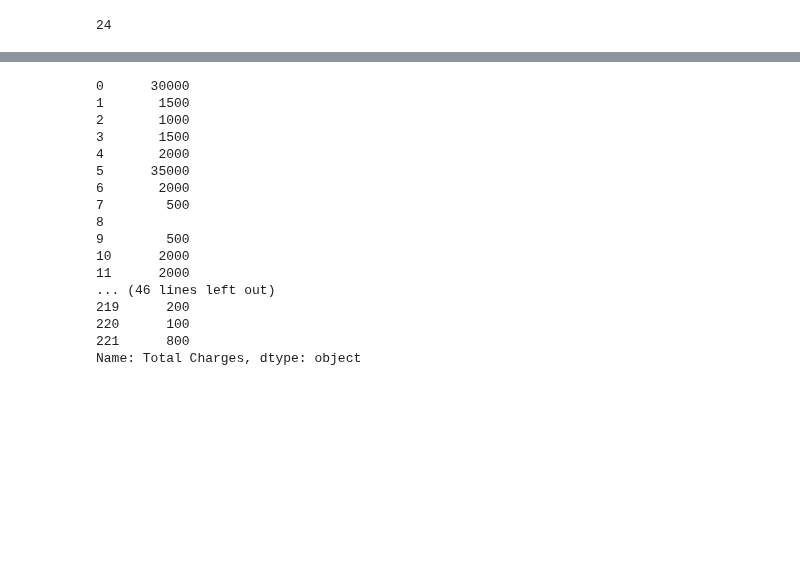
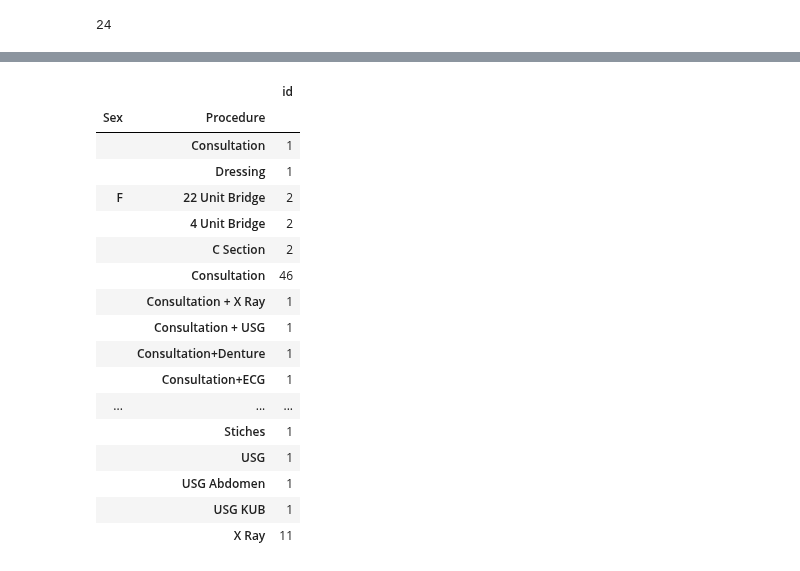
Before and after one commit to DataIntelligenceHub/Python-Assignment-2, a Jupyter notebook: Muhammad_Usman_lhr_python_assignment2/Muhammad_Usman_lhr_python_assignment2.ipynb, the cells around one changed output, grey strips where cells are left out. Drawn from its saved outputs; the diff is of its cells as text; code cells hidden in the pictures; blank space fills up the shorter version.

```diff
--- a/Muhammad_Usman_lhr_python_assignment2/Muhammad_Usman_lhr_python_assignment2.ipynb
+++ b/Muhammad_Usman_lhr_python_assignment2/Muhammad_Usman_lhr_python_assignment2.ipynb
@@ -255,26 +221,26 @@ df.groupby(['Procedure','Sex']).size().reset_index().groupby('Procedure')[[0]].m
+# %%
+df1.Sex = df1.Sex.str.replace('-','')
+df1.Sex = df1.Sex.str.replace('f','F')
+# %%
+df1.groupby(['Sex', 'Procedure']).count()
+# %% [output]
+|  |  | id |
+| Sex | Procedure |  |
+|  | Consultation | 1 |
+|  | Dressing | 1 |
+| F | 22 Unit Bridge | 2 |
+|  | 4 Unit Bridge | 2 |
+|  | C Section | 2 |
+|  | Consultation | 46 |
+|  | Consultation + X Ray | 1 |
+|  | Consultation + USG | 1 |
+|  | Consultation+Denture | 1 |
+|  | Consultation+ECG | 1 |
+| ... | ... | ... |
+|  | Stiches | 1 |
+|  | USG | 1 |
+|  | USG Abdomen | 1 |
+|  | USG KUB | 1 |
+|  | X Ray | 11 |
 # %%
 # Question # 6
-# %%
-df['Total Charges'] = df['Total Charges'].str.replace(' ', '')
-df['Total Charges']=df['Total Charges'].str.replace('Cancelled','')
-
-#df.Total Charges = pd.to_numeric(df.Total Charges)
-df["Total Charges"]
-# %% [output]
-0      30000
-1       1500
-2       1000
-3       1500
-4       2000
-5      35000
-6       2000
-7        500
-8
-9        500
-10      2000
-11      2000
-... (46 lines left out)
-219      200
-220      100
-221      800
-Name: Total Charges, dtype: object
```
Also changed, not shown: parts of 10 cells of this notebook.
